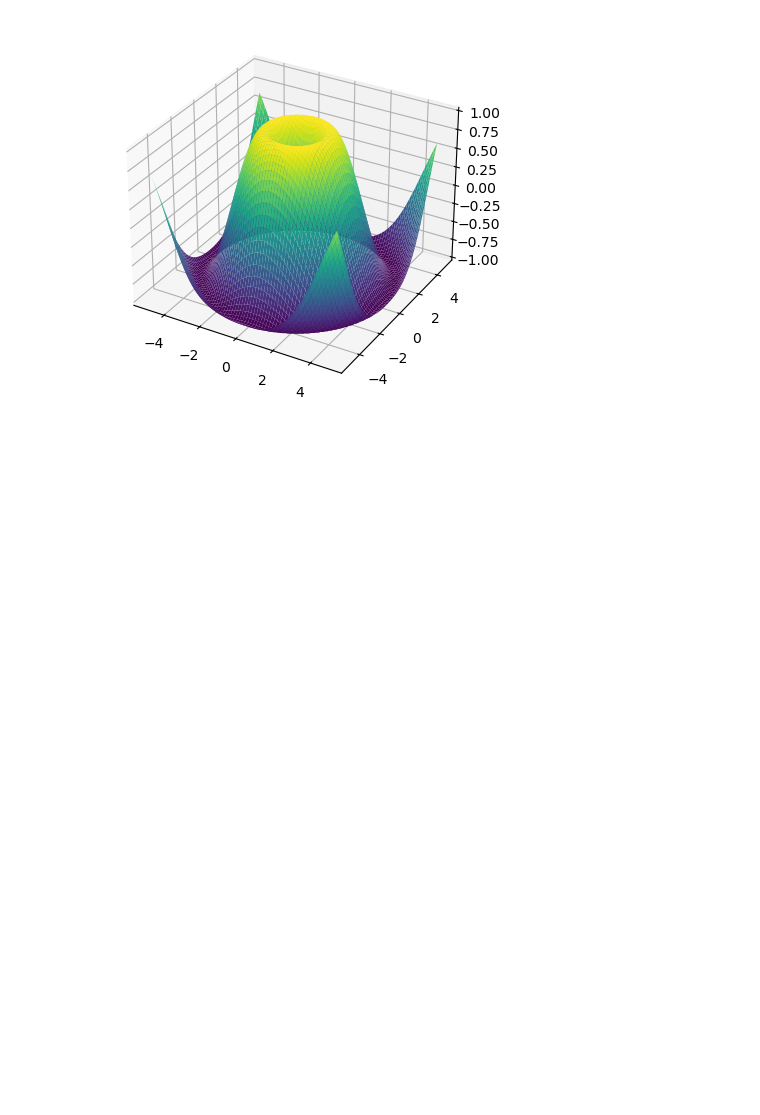
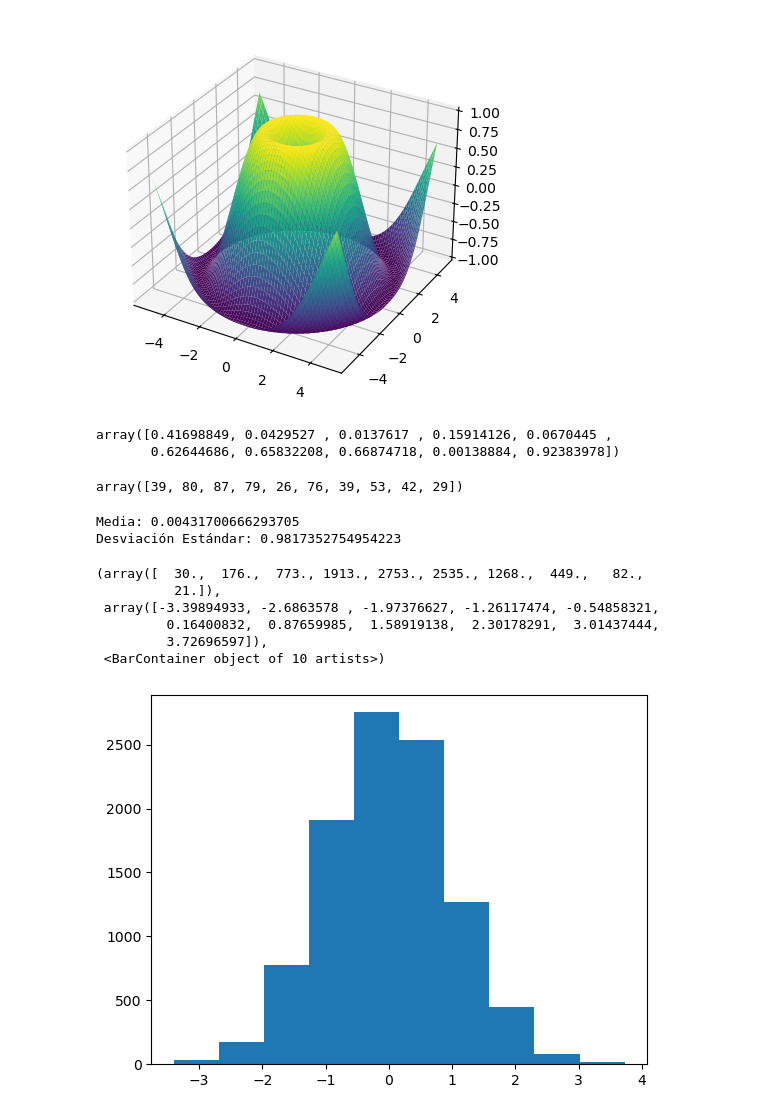
Before and after one commit to EstebanGomezVal/Modelado_datos_Valerio, a Jupyter notebook: Librerias/Numpy/Numpy.ipynb, the cells around one changed output. Saved outputs shown, nothing was run; the diff lists cells and outputs as text; code cells hidden in the pictures; blank space fills up the shorter version.

```diff
--- a/Librerias/Numpy/Numpy.ipynb
+++ b/Librerias/Numpy/Numpy.ipynb
@@ -737,3 +737,35 @@ ax.plot_surface(X, Y, Z, rstride=1, cstride=1, cmap='viridis')
 # %% [output]
 <mpl_toolkits.mplot3d.art3d.Poly3DCollection at 0x...>
 [figure]
+# %%
+x = np.random.rand(10) #Random entre 0 y 1
+x
+# %% [output]
+array([0.41698849, 0.0429527 , 0.0137617 , 0.15914126, 0.0670445 ,
+       0.62644686, 0.65832208, 0.66874718, 0.00138884, 0.92383978])
+# %%
+x = np.random.randint(1, 100, 10) #Randoms enteros, min, max, cantidad
+x
+# %% [output]
+array([39, 80, 87, 79, 26, 76, 39, 53, 42, 29])
+# %%
+x = np.random.randn(10000) #Desviacion standar de 1 y media de 0
+
+media = np.mean(x)
+desviacion_estandar = np.std(x)
+
+print("Media:", media)
+print("Desviación Estándar:", desviacion_estandar)
+# %% [output]
+Media: 0.00431700666293705
+Desviación Estándar: 0.9817352754954223
+# %%
+plt.hist(x)
+# %% [output]
+(array([  30.,  176.,  773., 1913., 2753., 2535., 1268.,  449.,   82.,
+          21.]),
+ array([-3.39894933, -2.6863578 , -1.97376627, -1.26117474, -0.54858321,
+         0.16400832,  0.87659985,  1.58919138,  2.30178291,  3.01437444,
+         3.72696597]),
+ <BarContainer object of 10 artists>)
+[figure, added]
```
Also changed, not shown: parts of 2 cells of this notebook.
